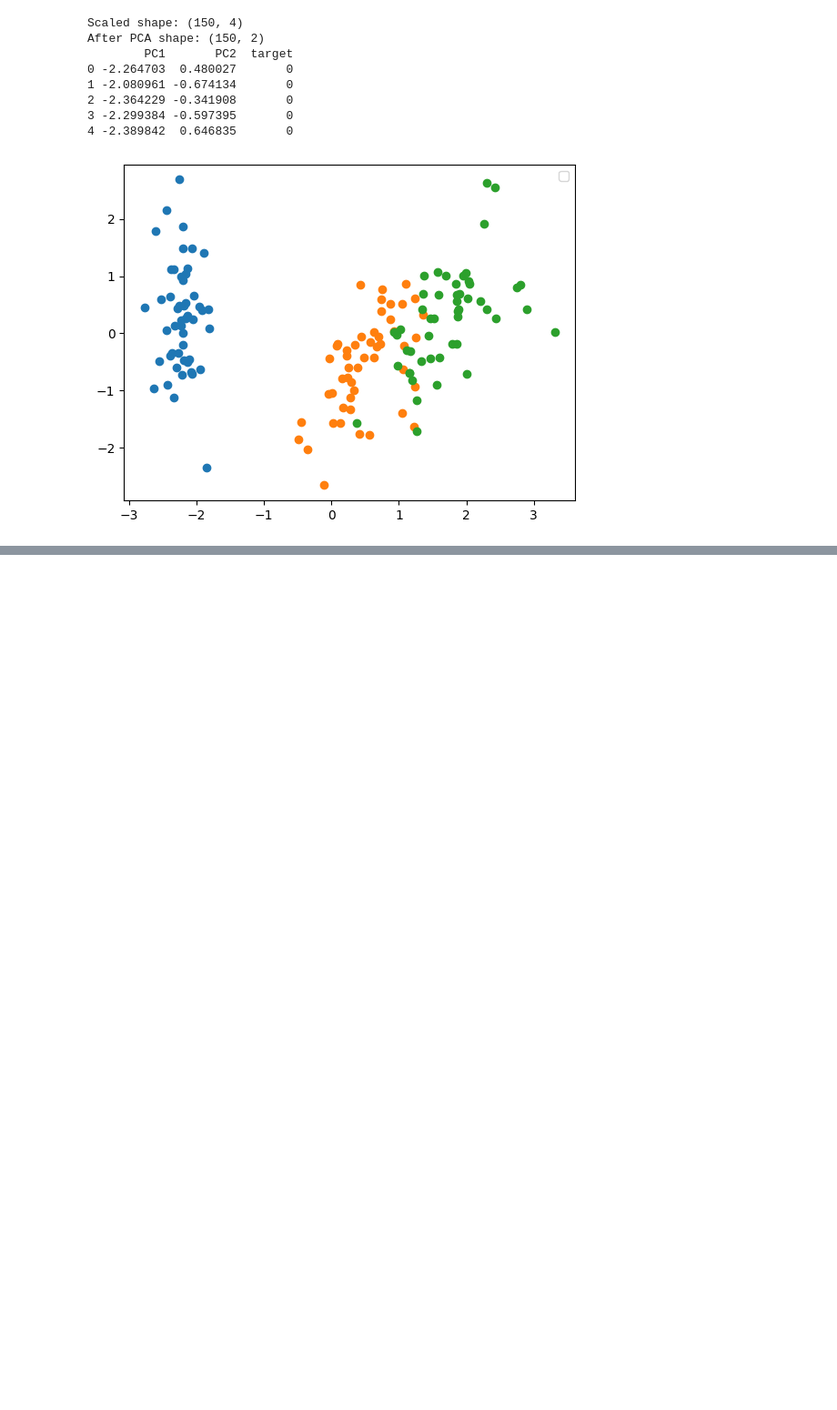
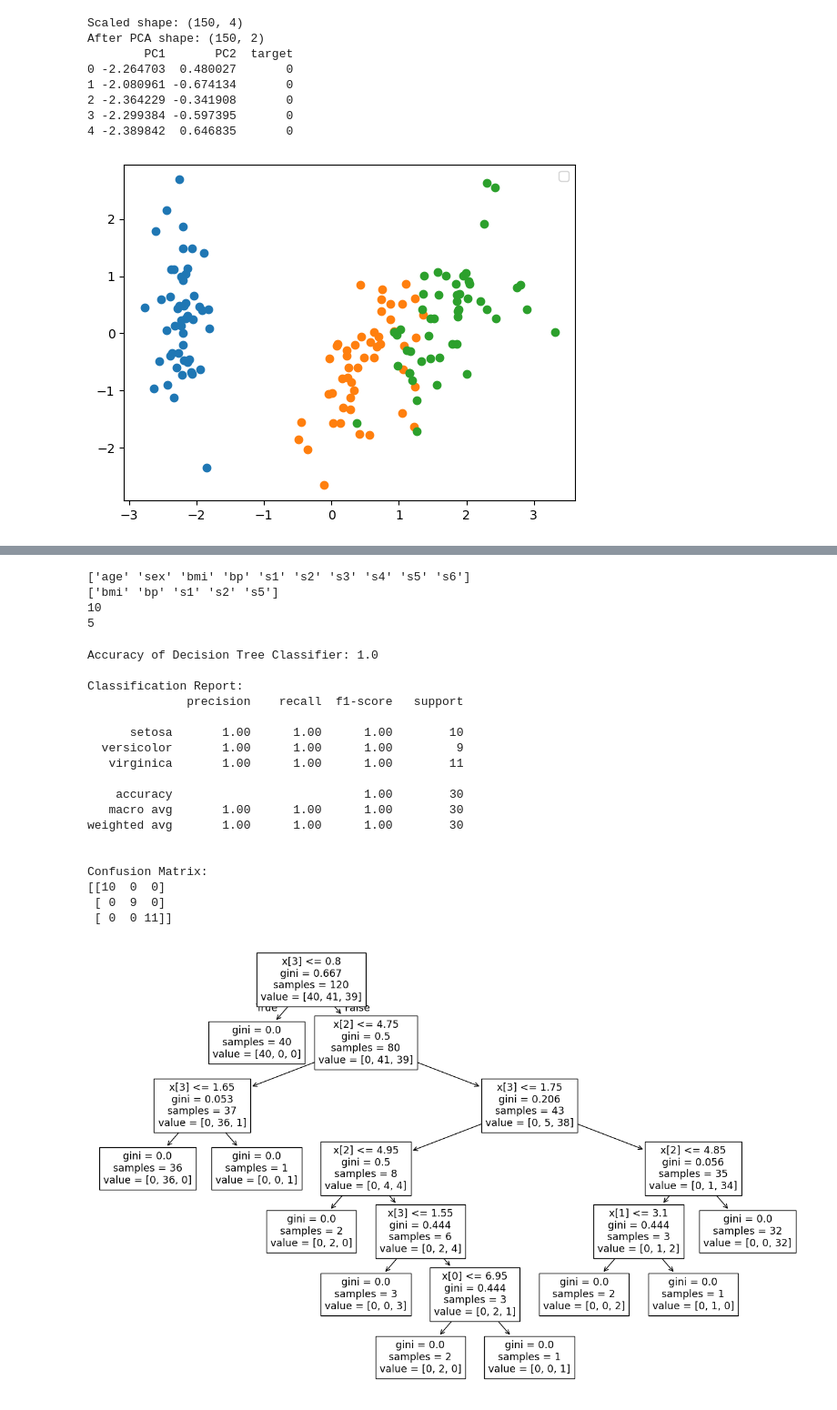
Before and after one commit to rajashekhar227/raja, a Jupyter notebook: chapter_appendix-tools-for-deep-learning/jupyter.ipynb, the cells around one changed output, grey strips where cells are left out. Shown: that part at 91% size. Cells and saved outputs as stored; diff of their text form; code cells hidden in the pictures; blank space fills up the shorter version.

```diff
--- a/chapter_appendix-tools-for-deep-learning/jupyter.ipynb
+++ b/chapter_appendix-tools-for-deep-learning/jupyter.ipynb
@@ -209,0 +190,67 @@ Selected Features: ['bmi' 'bp' 's1' 's2' 's5']
+# %%
+#RFE
+import numpy as np
+from sklearn.datasets import load_diabetes
+from sklearn.linear_model import LinearRegression
+from sklearn.feature_selection import RFE
+d=load_diabetes()
+X=d.data
+y=d.target
+fetaure_names=d.feature_names
+model=LinearRegression()
+rfe=RFE(estimator=model, n_features_to_select=5)
+rfe.fit(X,y)
+print(feature_names)
+print(feature_names[rfe.support_])
+print(feature_names.size)
+print(feature_names[rfe.support_].size)
+# %% [output]
+['age' 'sex' 'bmi' 'bp' 's1' 's2' 's3' 's4' 's5' 's6']
+['bmi' 'bp' 's1' 's2' 's5']
+10
+5
+# %%
+#DecisionTreeClassifier
+import pandas as pd
+import matplotlib.pyplot as plt
+from sklearn.datasets import load_iris
+from sklearn.model_selection import train_test_split
+from sklearn.tree import DecisionTreeClassifier
+from sklearn.metrics import accuracy_score, classification_report, confusion_matrix
+from sklearn.tree import DecisionTreeClassifier, export_text, plot_tree
+iris = load_iris()
+X = iris.data
+y = iris.target
+X_train, X_test, y_train, y_test = train_test_split(X, y, test_size=0.2, random_state=42)
+clf = DecisionTreeClassifier(random_state=21)
+clf.fit(X_train, y_train)
+y_pred = clf.predict(X_test)
+accuracy = accuracy_score(y_test, y_pred)
+print("Accuracy of Decision Tree Classifier:", accuracy)
+print("\nClassification Report:")
+print(classification_report(y_test, y_pred, target_names=iris.target_names))
+print("\nConfusion Matrix:")
+print(confusion_matrix(y_test, y_pred))
+plt.figure(figsize=(16,10))
+plot_tree(clf)
+plt.show()
+# %% [output]
+Accuracy of Decision Tree Classifier: 1.0
+
+Classification Report:
+              precision    recall  f1-score   support
+
+      setosa       1.00      1.00      1.00        10
+  versicolor       1.00      1.00      1.00         9
+   virginica       1.00      1.00      1.00        11
+
+    accuracy                           1.00        30
+   macro avg       1.00      1.00      1.00        30
+weighted avg       1.00      1.00      1.00        30
+
+
+Confusion Matrix:
+[[10  0  0]
+ [ 0  9  0]
+ [ 0  0 11]]
+[figure, added]
```
Also changed, not shown: parts of 2 cells of this notebook.
